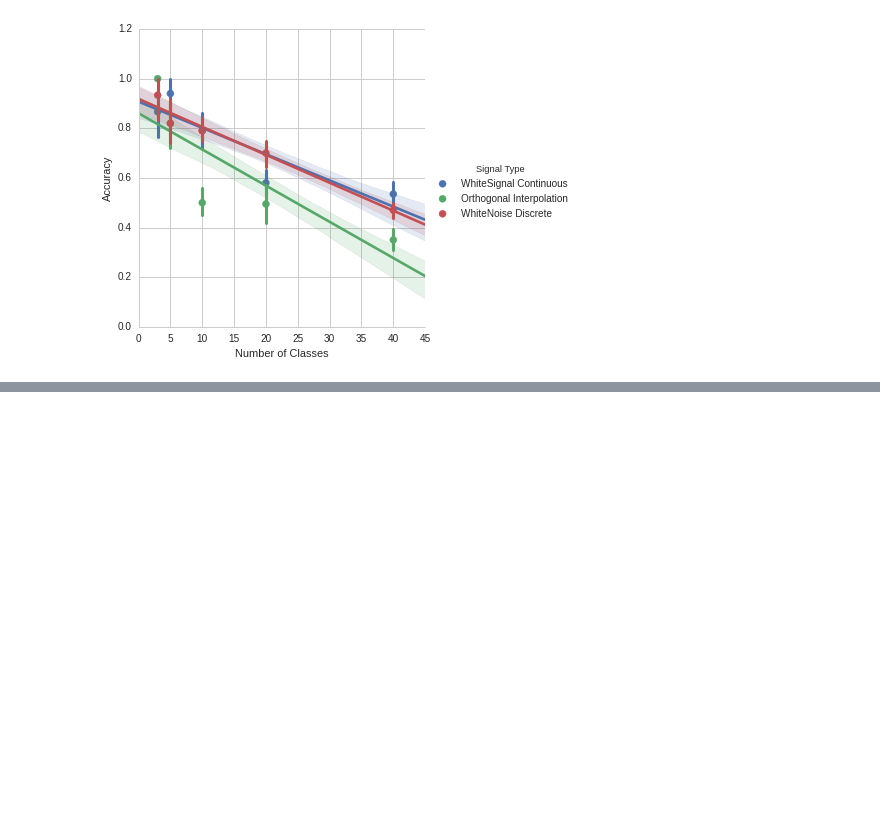
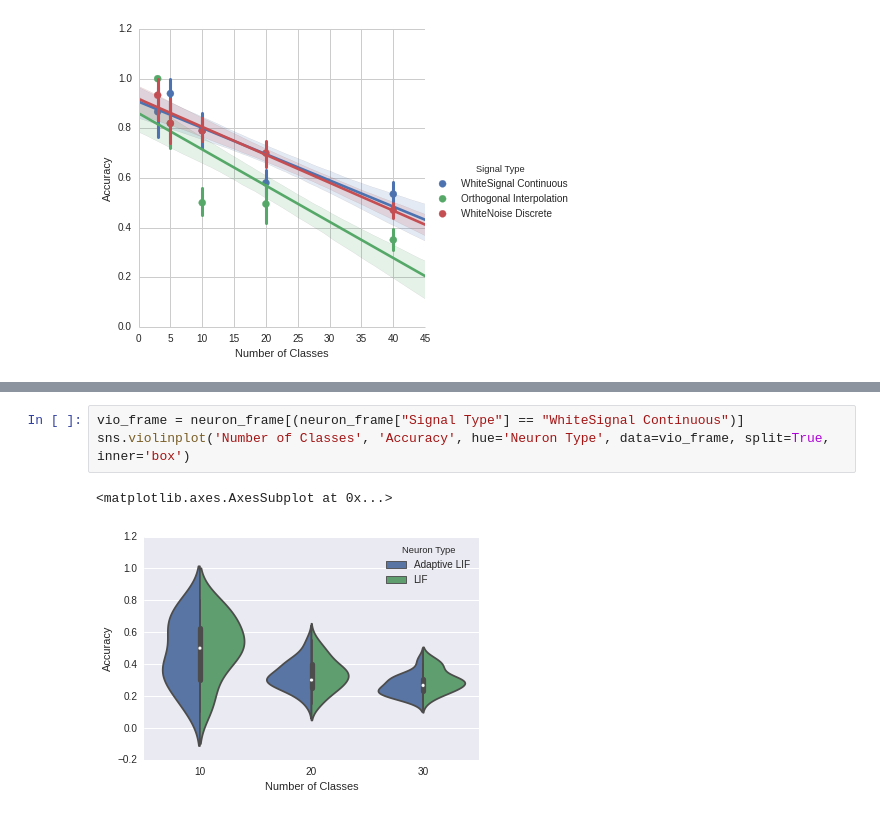
Before and after one commit to Seanny123/rnn-comparison, a Jupyter notebook: plot_results.ipynb, the cells around one changed output, grey strips where cells are left out. Cells and saved outputs as stored; diff of their text form; blank space fills up the shorter version.

```diff
--- a/plot_results.ipynb
+++ b/plot_results.ipynb
@@ -62,0 +110,6 @@ sns.lmplot("Number of Classes", "Accuracy", hue="Signal Type", data=df, x_estima
+# %%
+vio_frame = neuron_frame[(neuron_frame["Signal Type"] == "WhiteSignal Continuous")]
+sns.violinplot('Number of Classes', 'Accuracy', hue='Neuron Type', data=vio_frame, split=True, inner='box')
+# %% [output]
+<matplotlib.axes.AxesSubplot at 0x...>
+[figure, added]
```
Also changed, not shown: parts of 9 cells of this notebook, 24 other files.
